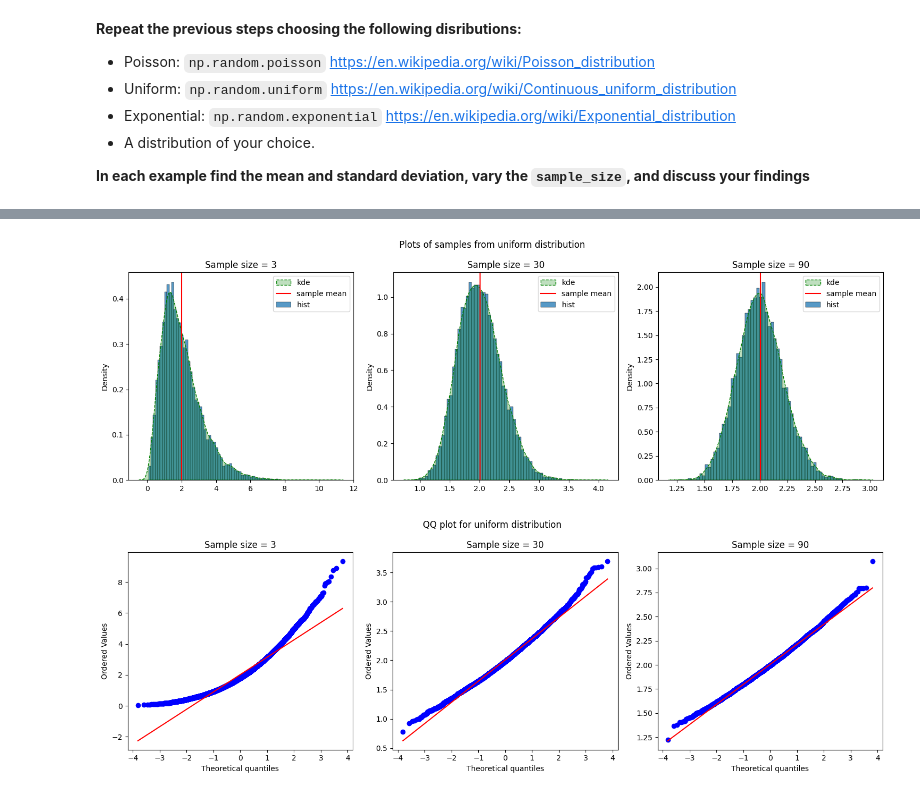
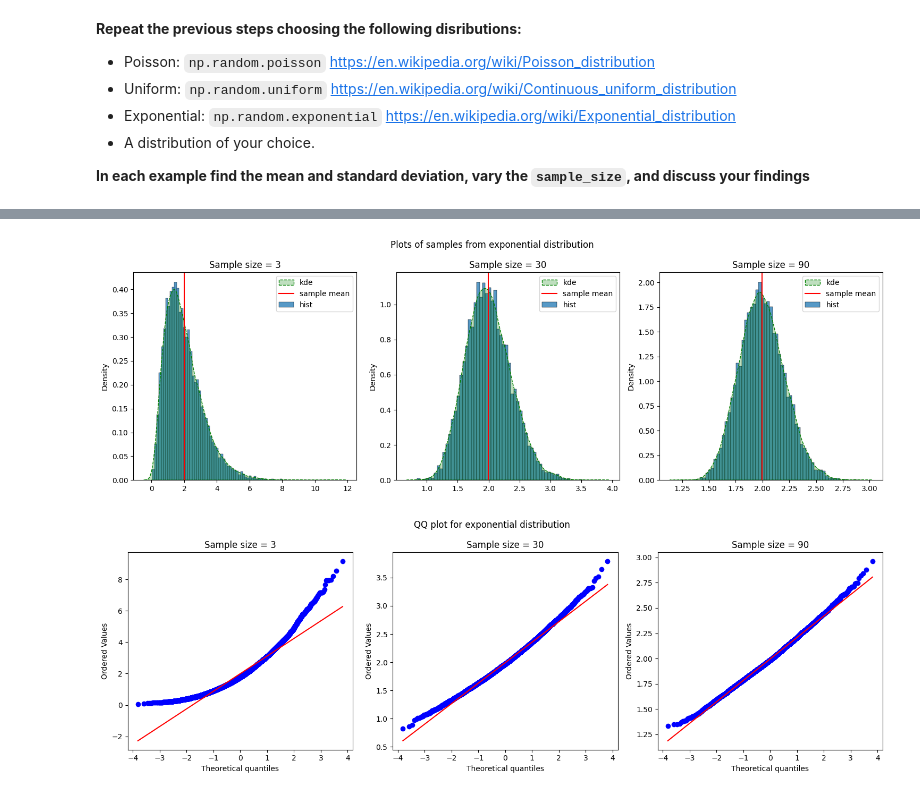
Before and after one commit to Victor-L-Almgren/Labs-and-exersizes, a Jupyter notebook: 6. Mathematical Statistics/Project part 2/Mathematical_Statistics_Project_Part_2.ipynb, the cells around one changed output, grey strips where cells are left out. Saved outputs shown, nothing was run; the diff lists cells and outputs as text; code cells hidden in the pictures.

```diff
--- a/6. Mathematical Statistics/Project part 2/Mathematical_Statistics_Project_Part_2.ipynb
+++ b/6. Mathematical Statistics/Project part 2/Mathematical_Statistics_Project_Part_2.ipynb
@@ -439,7 +439,7 @@ plt.show()
 scale = 2
 exponential_population  = np.random.exponential(scale=scale, size=100_000)
 
-# Finding mu and sigma
+# Finding the parameters
 uniform_pop_mean = 1/scale
 uniform_pop_std = np.sqrt(1/(scale**2))
 
@@ -459,34 +459,34 @@ for i, sample_size in enumerate(sample_sizes):
     sns.kdeplot(
         data=sample_mean,
         color="green",
         label="kde",
         linestyle="dashed",
         fill=True,
         ax=axes[i]
         )
 
     axes[i].axvline(x=np.mean(sample_mean),
                 c='red',
                 label="sample mean",
                 )
 
     axes[i].set_title(f"Sample size = {sample_size}")
     axes[i].legend()
 
-fig.suptitle("Plots of samples from uniform distribution")
+fig.suptitle("Plots of samples from exponential distribution")
 plt.tight_layout()
 plt.show()
 
 fig, axes = plt.subplots(1, 3, figsize = (15,5))
 
 for i, sample_size in enumerate(sample_sizes):
     sample_mean = sample_means(exponential_population, sample_size=sample_size)
     stats.probplot(sample_mean, plot=axes[i], fit=True)
     axes[i].set_title(f"Sample size = {sample_size}")
 
-fig.suptitle("QQ plot for uniform distribution")
+fig.suptitle("QQ plot for exponential distribution")
 plt.tight_layout()
 plt.show()
 # %% [output]
-[figure, old version]
+[figure, new version]
-[figure, old version]
+[figure, new version]
```
Also changed, not shown: parts of 10 cells of this notebook, 4 other files.
